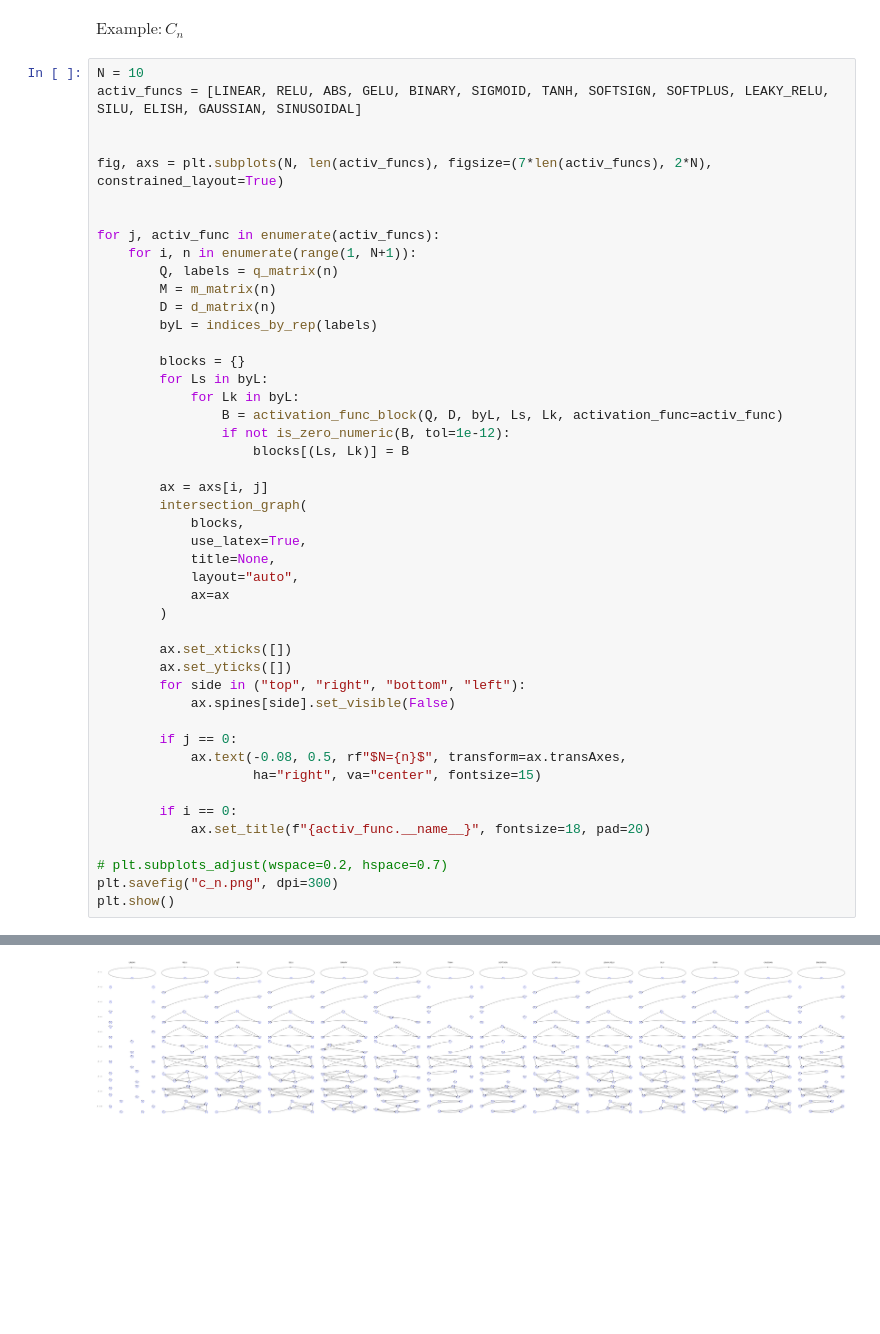
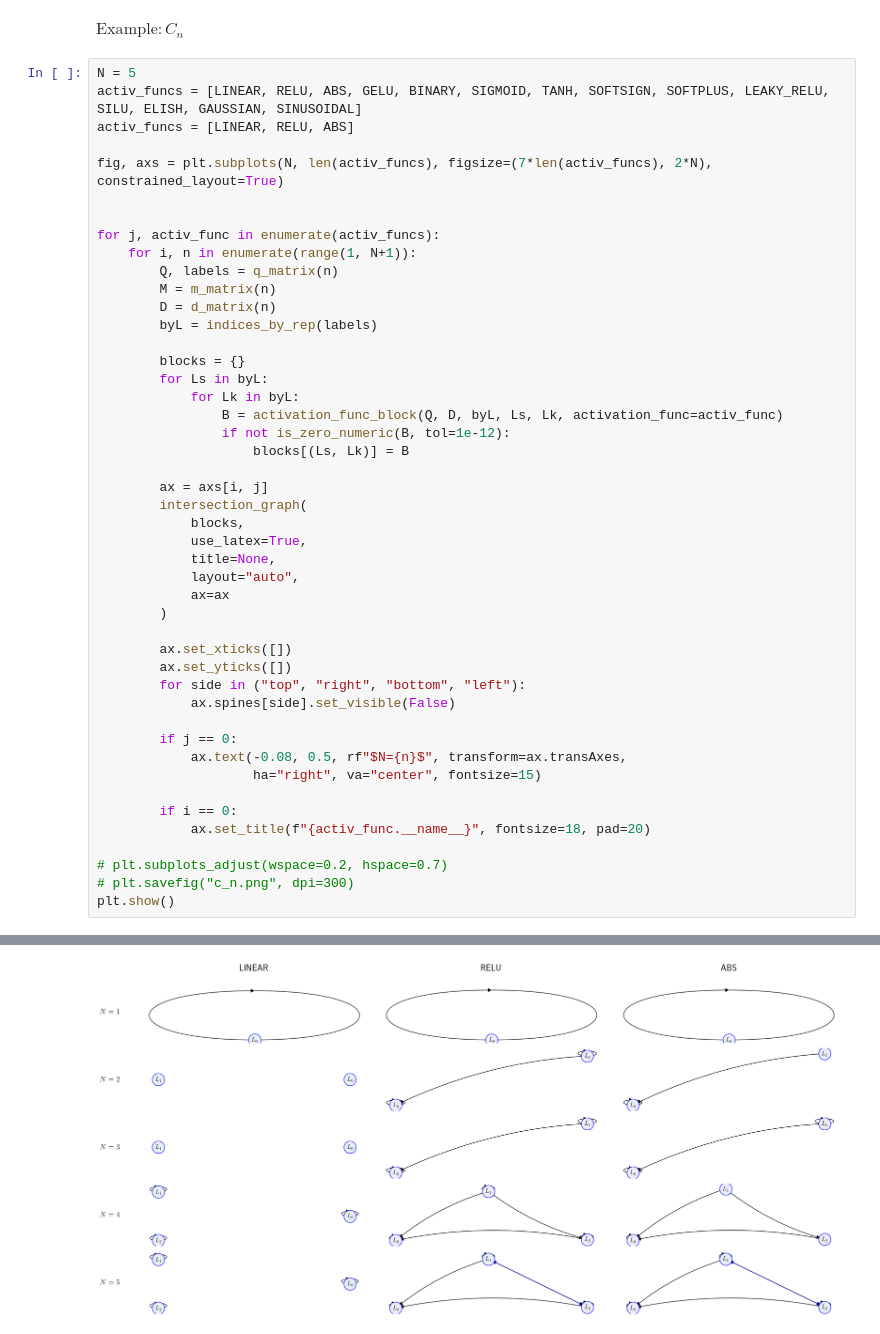
Before and after one commit to ManiShayestehfar/Masters, a Jupyter notebook: equivarient_NN/c_n.ipynb, the cells around one changed output, grey strips where cells are left out. Saved outputs shown, nothing was run; the diff lists cells and outputs as text; blank space fills up the shorter version.

```diff
--- a/equivarient_NN/c_n.ipynb
+++ b/equivarient_NN/c_n.ipynb
@@ -324,9 +341,9 @@ def activation_func_block(Q, D, byL, src_L, dst_L, activation_func=RELU,  test_v
 # %% [markdown]
 $\text{Example}: C_n$
 # %%
-N = 10
+N = 5
 activ_funcs = [LINEAR, RELU, ABS, GELU, BINARY, SIGMOID, TANH, SOFTSIGN, SOFTPLUS, LEAKY_RELU, SILU, ELISH, GAUSSIAN, SINUSOIDAL]
-
+activ_funcs = [LINEAR, RELU, ABS]
 
 fig, axs = plt.subplots(N, len(activ_funcs), figsize=(7*len(activ_funcs), 2*N), constrained_layout=True)
 
@@ -367,6 +384,6 @@ for j, activ_func in enumerate(activ_funcs):
             ax.set_title(f"{activ_func.__name__}", fontsize=18, pad=20)
 
 # plt.subplots_adjust(wspace=0.2, hspace=0.7)
-plt.savefig("c_n.png", dpi=300)
+# plt.savefig("c_n.png", dpi=300)
 plt.show()
 # %% [output]
@@ -386,5 +403,5 @@ b''
 
 stdout, stderr:
  b''
 b''
-[figure, old version]
+[figure, new version]
```
Also changed, not shown: parts of 2 cells of this notebook.
